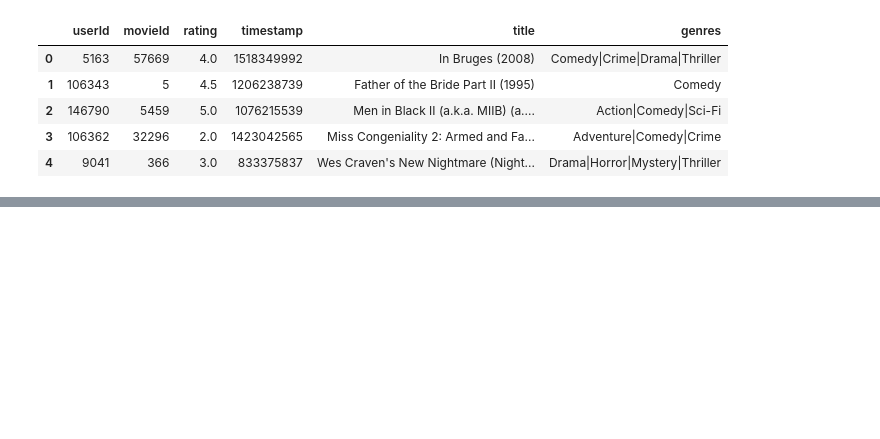
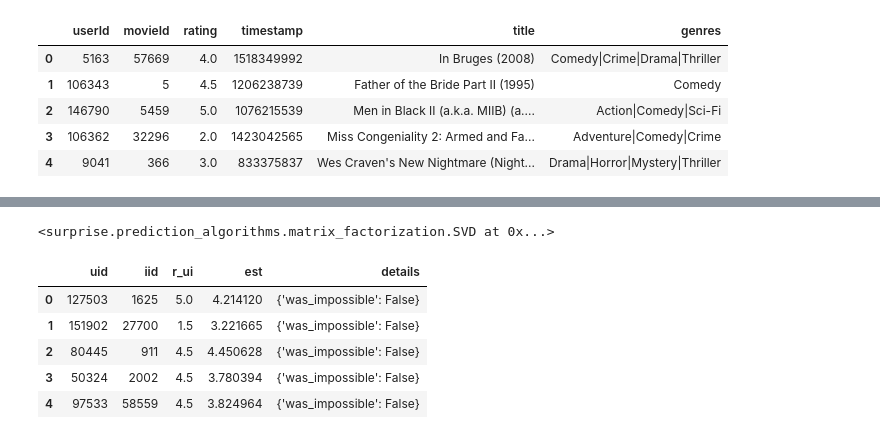
Before and after one commit to kmsekgothe/unsupervised-predict-streamlit-template, a Jupyter notebook: Bhee unsupervised.ipynb, the cells around one changed output, grey strips where cells are left out. Cells and saved outputs as stored; diff of their text form; code cells hidden in the pictures; blank space fills up the shorter version.

```diff
--- a/Bhee unsupervised.ipynb
+++ b/Bhee unsupervised.ipynb
@@ -294,0 +297,19 @@ MemoryError: Unable to allocate 32.4 GiB for an array with shape (4351285754,) a
+# %%
+# Fitting our trainset
+base.fit(trainset)
+# %% [output]
+<surprise.prediction_algorithms.matrix_factorization.SVD at 0x...>
+# %%
+predictions = base.test(testset)
+predictions
+
+test = pd.DataFrame(predictions)
+# %%
+test.head()
+# %% [output]
+|  | uid | iid | r_ui | est | details |
+| 0 | 127503 | 1625 | 5.0 | 4.214120 | {'was_impossible': False} |
+| 1 | 151902 | 27700 | 1.5 | 3.221665 | {'was_impossible': False} |
+| 2 | 80445 | 911 | 4.5 | 4.450628 | {'was_impossible': False} |
+| 3 | 50324 | 2002 | 4.5 | 3.780394 | {'was_impossible': False} |
+| 4 | 97533 | 58559 | 4.5 | 3.824964 | {'was_impossible': False} |
```
Also changed, not shown: parts of 22 cells of this notebook.
